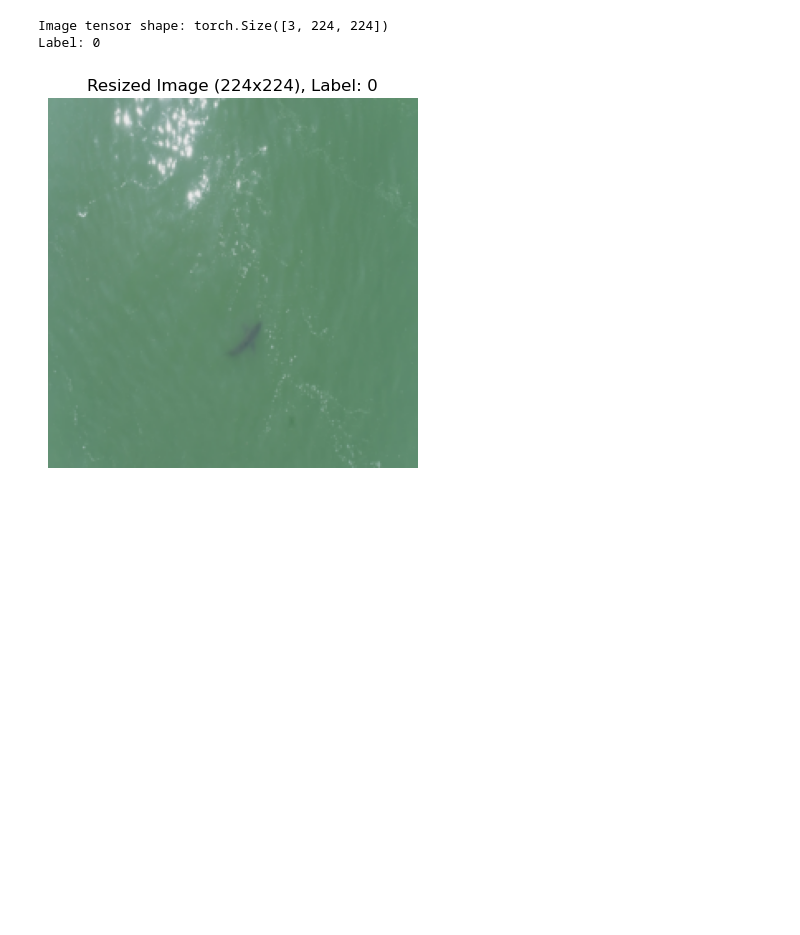
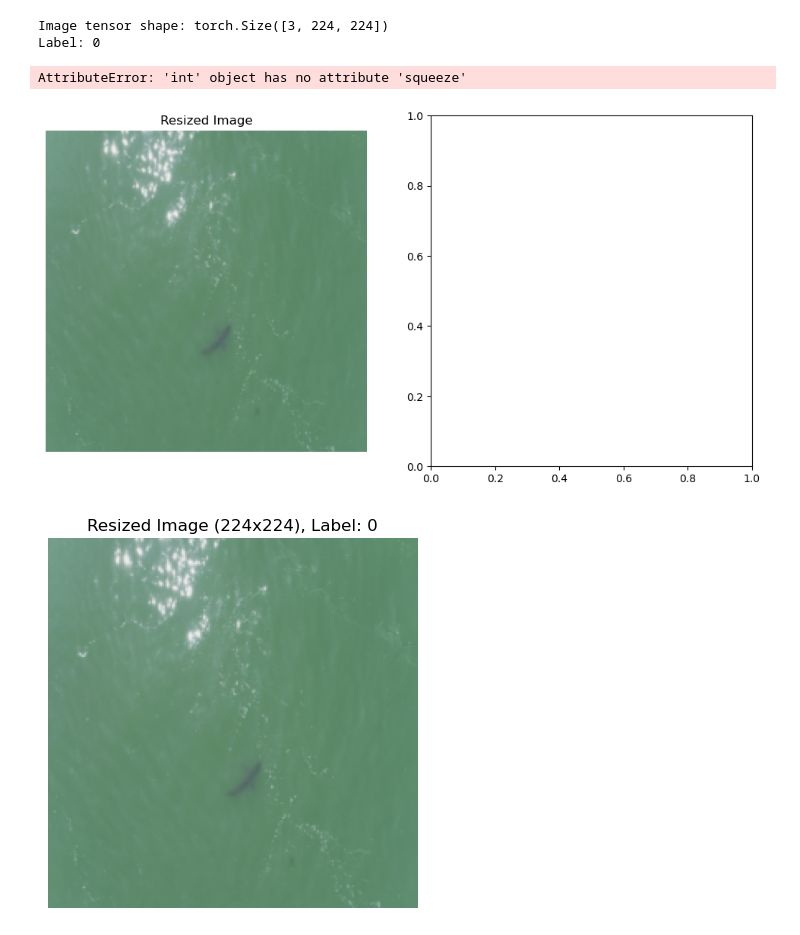
Before and after one commit to alexandradigiacomo/sharkbody_seg, a Jupyter notebook: notebooks/test_dataloader.ipynb, the cells around one changed output. Cells and saved outputs as stored; diff of their text form; code cells hidden in the pictures; blank space fills up the shorter version.

Commit message:
modifing dataloader to add masks

```diff
--- a/notebooks/test_dataloader.ipynb
+++ b/notebooks/test_dataloader.ipynb
@@ -127,4 +118,20 @@ print(f"Label: {label}")  # Should print the corresponding label index=
 # %% [output]
 Image tensor shape: torch.Size([3, 224, 224])
 Label: 0
+# %%
+img_display = img_tensor.permute(1, 2, 0)  # convert image tensor
+
+fig, axes = plt.subplots(1, 2, figsize=(12, 6)) # image
+axes[0].imshow(img_display)
+axes[0].set_title(f"Resized Image")
+axes[0].axis('off')
+
+axes[1].imshow(label.squeeze(), cmap='gray')  # Use .squeeze() if mask has an extra dimension; plot it
+axes[1].set_title("Mask")
+axes[1].axis('off')
+
+plt.show()
+# %% [output]
+AttributeError: 'int' object has no attribute 'squeeze'
+[figure, added]
 # %%
```
Also changed, not shown: parts of 6 cells of this notebook.
